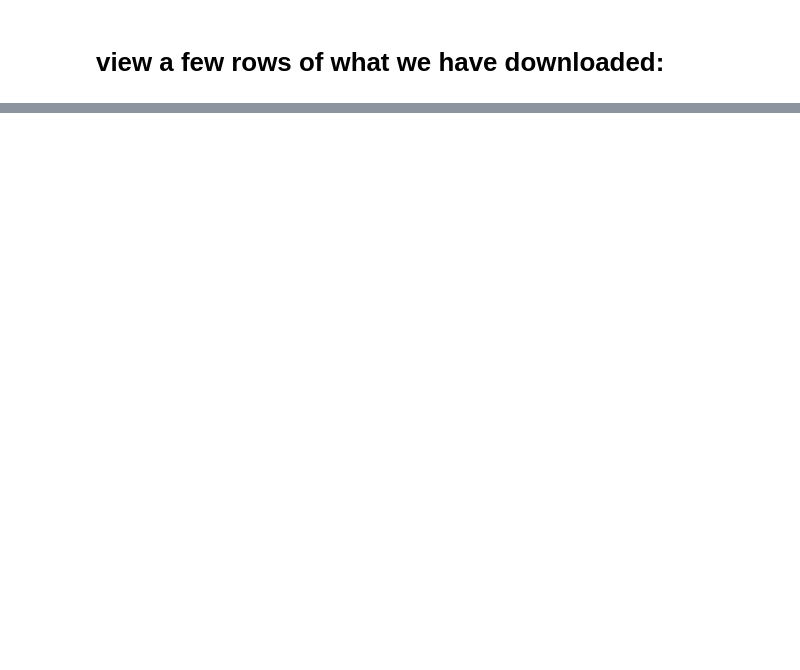
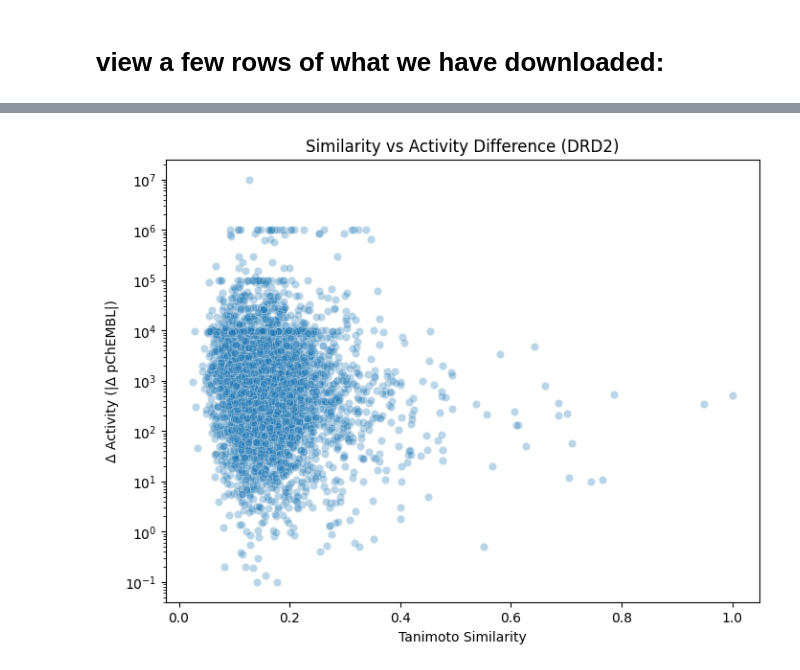
Before and after one commit to apoorvapu/data_science, a Jupyter notebook: meeting1.ipynb, the cells around one changed output, grey strips where cells are left out. Saved outputs shown, nothing was run; the diff lists cells and outputs as text; code cells hidden in the pictures; blank space fills up the shorter version.

```diff
--- a/meeting1.ipynb
+++ b/meeting1.ipynb
@@ -110,13 +173,16 @@ pairs_df.head()
 # %%
 # ================================
 # STEP 6: Scatter plot - similarity vs activity difference
 # ================================
 plt.figure(figsize=(8,6))
 sns.scatterplot(data=pairs_df, x="similarity", y="activity_difference", alpha=0.3)
+plt.yscale("log")   # log scale on y-axis
 plt.xlabel("Tanimoto Similarity")
 plt.ylabel("Δ Activity (|Δ pChEMBL|)")
 plt.title("Similarity vs Activity Difference (DRD2)")
 plt.show()
+# %% [output]
+[figure, added]
 # %%
 # ================================
 # STEP 7: Histogram of pChEMBL values
```
Also changed, not shown: parts of 17 cells of this notebook.
